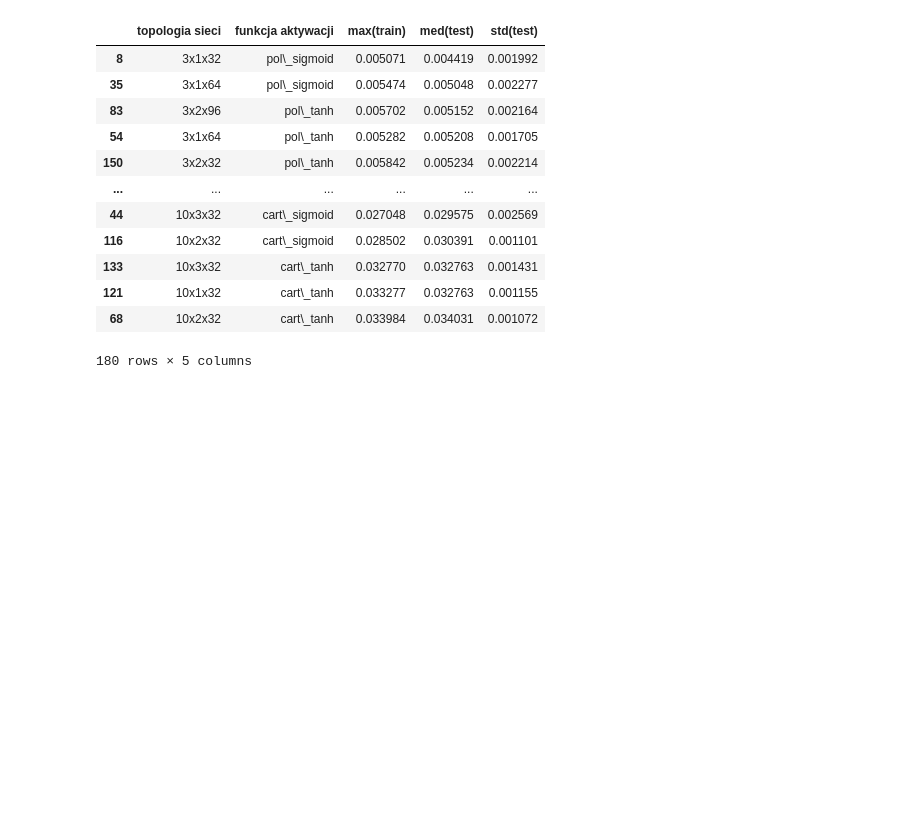
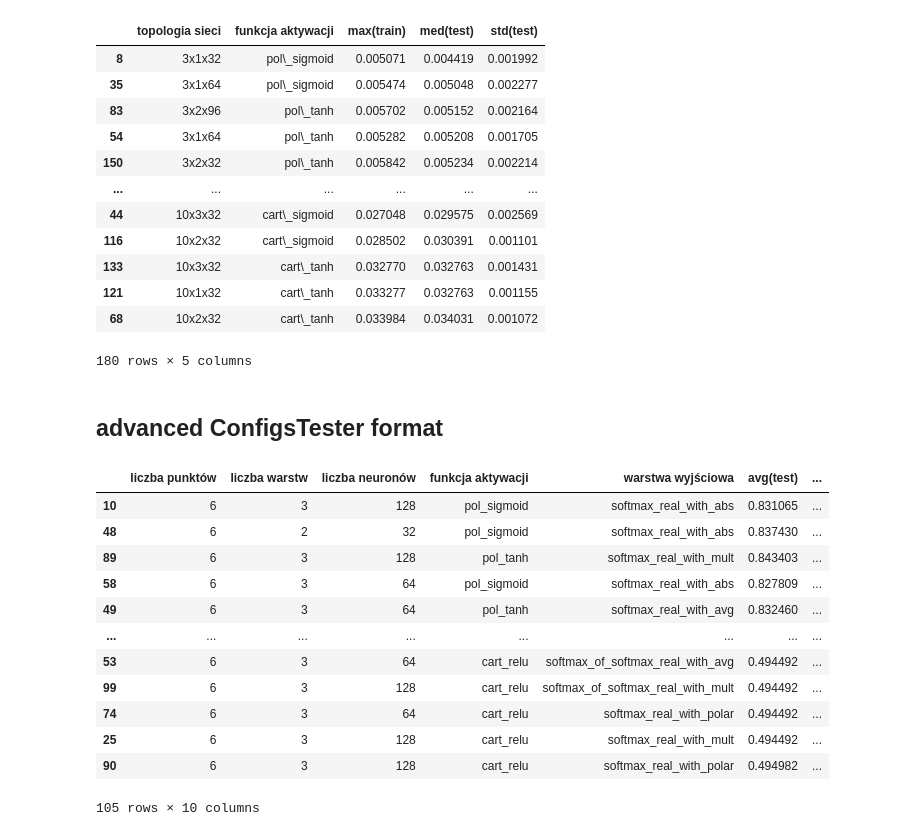
Before and after one commit to P4ndaM1x/engineering-dissertation, a Jupyter notebook: trained_models/hp_file_extractor.ipynb, the cells around one changed output. Cells and saved outputs as stored; diff of their text form; code cells hidden in the pictures; blank space fills up the shorter version.

```diff
--- a/trained_models/hp_file_extractor.ipynb
+++ b/trained_models/hp_file_extractor.ipynb
@@ -3,3 +5,35 @@
+# %%
+import os
+import numpy as np
+hp_config_format = ['liczba punktów', 'liczba warstw', 'liczba neuronów', 'funkcja aktywacji', 'warstwa wyjściowa']
+hp_file_columns = ['hp_config','avg(test)','med(test)','std(test)','max(train)','min(train)']
+
+def hp_config_split(dataframe):
+    duplicates = dataframe[dataframe.duplicated(subset=['hp_config'])].copy()
+    if duplicates.empty is False:
+        print('duplicated hp_configs:', list(duplicates['hp_config']))
+    dataframe = dataframe.copy()
+    dataframe.drop_duplicates(subset=['hp_config'], inplace=True)
+    dataframe[hp_config_format] = dataframe['hp_config'].str.rsplit('-', n=4, expand=True)
+    return dataframe
+
+def construct_df_from_history_files(history_dir, metric='loss', tail_size=25):
+    # history_dir = DIRECTORY + 'history/'
+    hp_file_rows = []
+    history_filenames = list(filter(lambda filename: 'history' in filename, os.listdir(history_dir)))
+    for history_filename in history_filenames:
+
+        history_df = pd.read_csv(history_dir + history_filename)
+        val_metric_tail = history_df[f'val_{metric}'][-tail_size:]
+        metric_tail = history_df[f'{metric}'][-tail_size:]
+
+        new_row = {hp_file_columns[0]:history_filename.rsplit('-', 1)[0],hp_file_columns[1]:np.average(val_metric_tail),hp_file_columns[2]:np.median(val_metric_tail),hp_file_columns[3]:np.std(val_metric_tail),hp_file_columns[4]:np.max(metric_tail),hp_file_columns[5]:np.min(metric_tail)}
+        hp_file_rows.append(new_row)
+
+    hp_df = pd.DataFrame(hp_file_rows, columns=hp_file_columns)
+    hp_df = hp_config_split(hp_df)
+    hp_df = hp_df[hp_config_format + hp_file_columns[1:]]
+    return hp_df
 # %% [markdown]
 ## q_hp
 # %%
@@ -259,3 +293,22 @@ phi_hp_df
 | 121 | 10x1x32 | cart\_tanh | 0.033277 | 0.032763 | 0.001155 |
 | 68 | 10x2x32 | cart\_tanh | 0.033984 | 0.034031 | 0.001072 |
 180 rows × 5 columns
+# %% [markdown]
+## advanced ConfigsTester format
+# %%
+df = construct_df_from_history_files('/host/dissertation/trained_models/1699385259/history/', metric='accuracy', tail_size=25)
+df.sort_values('med(test)', ascending=False)
+# %% [output]
+|  | liczba punktów | liczba warstw | liczba neuronów | funkcja aktywacji | warstwa wyjściowa | avg(test) | ... |
+| 10 | 6 | 3 | 128 | pol_sigmoid | softmax_real_with_abs | 0.831065 | ... |
+| 48 | 6 | 2 | 32 | pol_sigmoid | softmax_real_with_abs | 0.837430 | ... |
+| 89 | 6 | 3 | 128 | pol_tanh | softmax_real_with_mult | 0.843403 | ... |
+| 58 | 6 | 3 | 64 | pol_sigmoid | softmax_real_with_abs | 0.827809 | ... |
+| 49 | 6 | 3 | 64 | pol_tanh | softmax_real_with_avg | 0.832460 | ... |
+| ... | ... | ... | ... | ... | ... | ... | ... |
+| 53 | 6 | 3 | 64 | cart_relu | softmax_of_softmax_real_with_avg | 0.494492 | ... |
+| 99 | 6 | 3 | 128 | cart_relu | softmax_of_softmax_real_with_mult | 0.494492 | ... |
+| 74 | 6 | 3 | 64 | cart_relu | softmax_real_with_polar | 0.494492 | ... |
+| 25 | 6 | 3 | 128 | cart_relu | softmax_real_with_mult | 0.494492 | ... |
+| 90 | 6 | 3 | 128 | cart_relu | softmax_real_with_polar | 0.494982 | ... |
+105 rows × 10 columns
```
Also changed, not shown: parts of 1 cell of this notebook, 1 other file.
